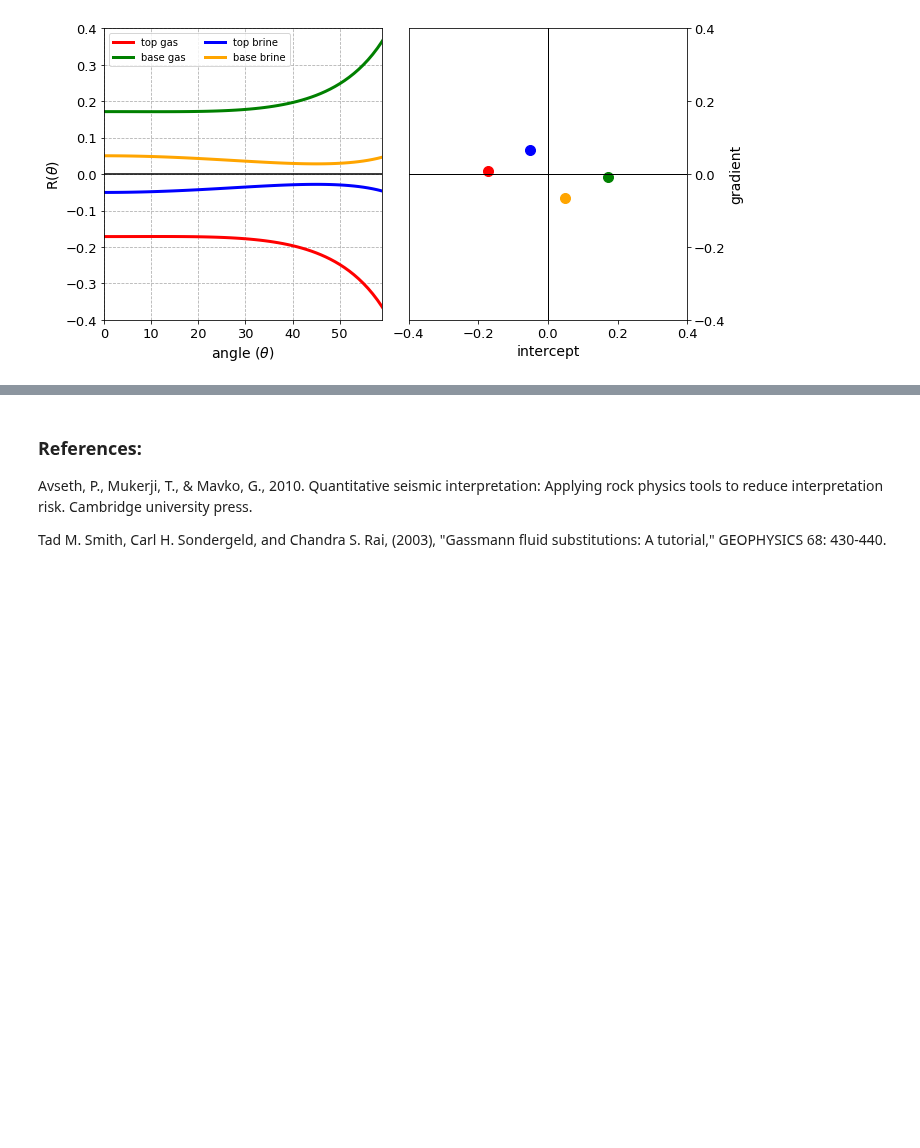
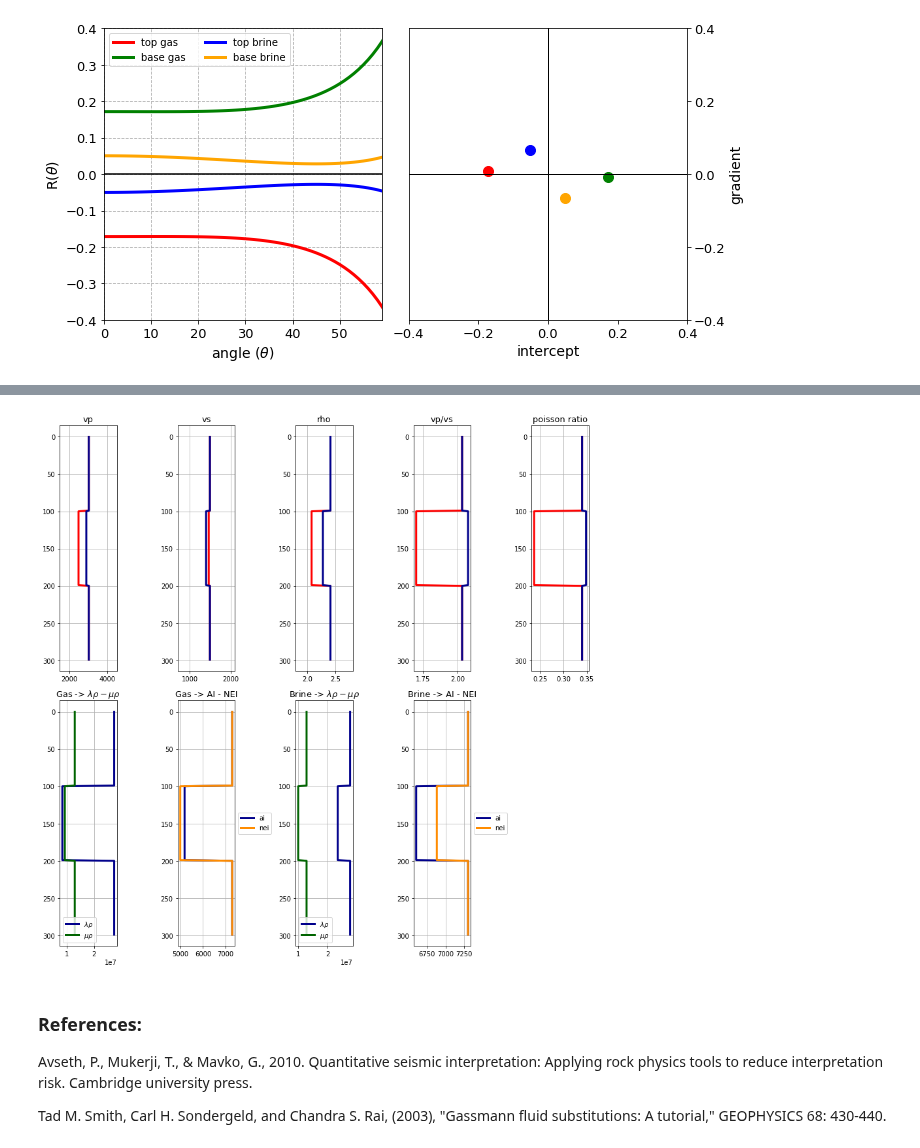
Before and after one commit to ffigura/avo, a Jupyter notebook: 1_synthetic/5_avo_synthetic.ipynb, the cells around one changed output, grey strips where cells are left out. Drawn from its saved outputs; the diff is of its cells as text; code cells hidden in the pictures; blank space fills up the shorter version.

```diff
--- a/1_synthetic/5_avo_synthetic.ipynb
+++ b/1_synthetic/5_avo_synthetic.ipynb
@@ -254,0 +260,18 @@ plt.tight_layout()
+# %%
+angle = 41
+
+vpvs=vp/vs
+#poisson ratio
+pr=0.5*((vpvs**2-2)/(vpvs**2-1))
+
+ai=ip.ai(vp,rho) # acoustic impedance
+nei=ip.nei(vp,vs,rho,shale[0],shale[1],shale[2],angle) # normalized elastic impedance
+lambda_rho,mu_rho=ip.lrm(vp,vs,rho) # lambda rho and mu rho
+
+vpvs2=vp2/vs2
+#poisson ratio
+pr2=0.5*((vpvs2**2-2)/(vpvs2**2-1))
+
+ai2=ip.ai(vp2,rho2) # acoustic impedance
+nei2=ip.nei(vp2,vs2,rho2,shale[0],shale[1],shale[2],angle) # normalized elastic impedance
+lambda_rho2,mu_rho2=ip.lrm(vp2,vs2,rho2) # lambda rho and mu rho
@@ -255,3 +280,79 @@ plt.tight_layout()
+# %%
+fig=plt.figure(figsize=(12,12))
+
+ax=plt.subplot(2,5,1)
+plt.title('vp',fontsize=13)
+plt.plot(vp,np.arange(vp.shape[0]),color='red',linewidth=3)
+plt.plot(vp2,np.arange(vp.shape[0]),color='darkblue',linewidth=3)
+ax.invert_yaxis()
+ax.set_xlim(1500,4500)
+plt.grid(True)
+
+ax=plt.subplot(2,5,2)
+plt.title('vs',fontsize=13)
+plt.plot(vs,np.arange(vs.shape[0]),color='red',linewidth=3)
+plt.plot(vs2,np.arange(vs.shape[0]),color='darkblue',linewidth=3)
+ax.invert_yaxis()
+ax.set_xlim(700,2100)
+plt.grid(True)
+
+ax=plt.subplot(2,5,3)
+plt.title('rho',fontsize=13)
+plt.plot(rho,np.arange(rho.shape[0]),color='red',linewidth=3)
+plt.plot(rho2,np.arange(rho.shape[0]),color='darkblue',linewidth=3)
+ax.invert_yaxis()
+ax.set_xlim(1.8,2.8)
+plt.grid(True)
+
+ax=plt.subplot(2,5,4)
+plt.title('vp/vs',fontsize=13)
+plt.plot(vpvs,np.arange(vpvs.shape[0]),color='red',linewidth=3)
+plt.plot(vpvs2,np.arange(vpvs.shape[0]),color='darkblue',linewidth=3)
+ax.invert_yaxis()
+plt.grid(True)
+
+ax=plt.subplot(2,5,5)
+plt.title('poisson ratio',fontsize=13)
+plt.plot(pr,np.arange(pr.shape[0]),color='red',linewidth=3)
+plt.plot(pr2,np.arange(pr.shape[0]),color='darkblue',linewidth=3)
+ax.invert_yaxis()
+plt.grid(True)
+
+ax=plt.subplot(2,5,6)
+plt.title(r'Gas -> $\lambda\rho - \mu\rho$',fontsize=13)
+plt.plot(lambda_rho,np.arange(lambda_rho.shape[0]),label=r'$\lambda\rho$',color='darkblue',linewidth=3)
+plt.plot(mu_rho,np.arange(mu_rho.shape[0]),label=r'$\mu\rho$',color='darkgreen',linewidth=3)
+ax.invert_yaxis()
+plt.legend(loc='lower left')
+plt.grid(True)
+
+ax=plt.subplot(2,5,7)
+plt.title('Gas -> AI - NEI',fontsize=13)
+plt.plot(ai,np.arange(ai.shape[0]),label='ai',color='darkblue',linewidth=3)
+plt.plot(nei,np.arange(nei.shape[0]),label='nei',color='darkorange',linewidth=3)
+plt.legend(loc='center left', bbox_to_anchor=(1, 0.5))
+ax.invert_yaxis()
+plt.grid(True)
+
+ax=plt.subplot(2,5,8)
+plt.title(r'Brine -> $\lambda\rho - \mu\rho$',fontsize=13)
+plt.plot(lambda_rho2,np.arange(lambda_rho.shape[0]),label=r'$\lambda\rho$',color='darkblue',linewidth=3)
+plt.plot(mu_rho2,np.arange(mu_rho.shape[0]),label=r'$\mu\rho$',color='darkgreen',linewidth=3)
+ax.invert_yaxis()
+plt.legend(loc='lower left')
+plt.grid(True)
+
+ax=plt.subplot(2,5,9)
+plt.title('Brine -> AI - NEI',fontsize=13)
+plt.plot(ai2,np.arange(ai.shape[0]),label='ai',color='darkblue',linewidth=3)
+plt.plot(nei2,np.arange(nei.shape[0]),label='nei',color='darkorange',linewidth=3)
+plt.legend(loc='center left', bbox_to_anchor=(1, 0.5))
+ax.invert_yaxis()
+plt.grid(True)
+
+plt.tight_layout()
+# %% [output]
+[figure, added]
 # %% [markdown]
 ### References:
 
```
Also changed, not shown: parts of 6 cells of this notebook.
